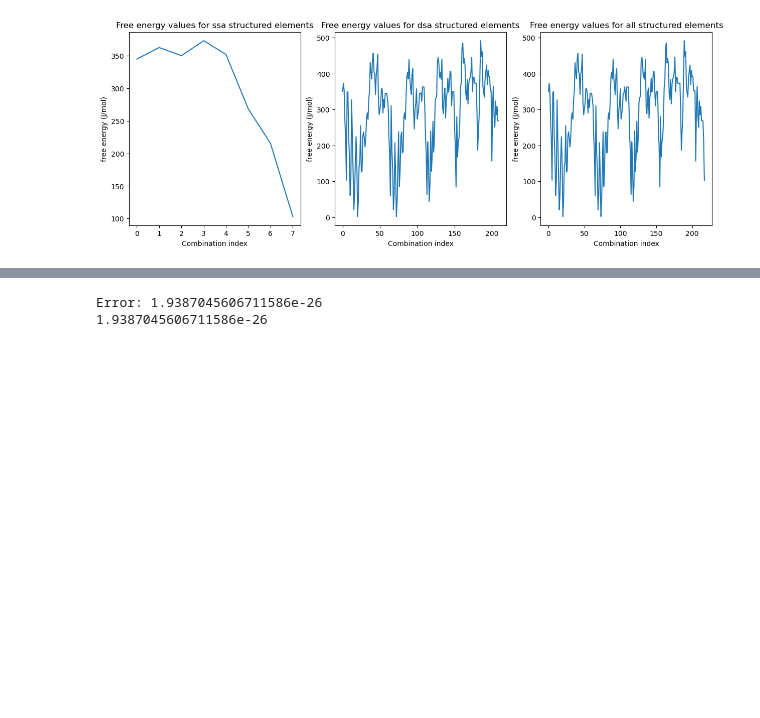
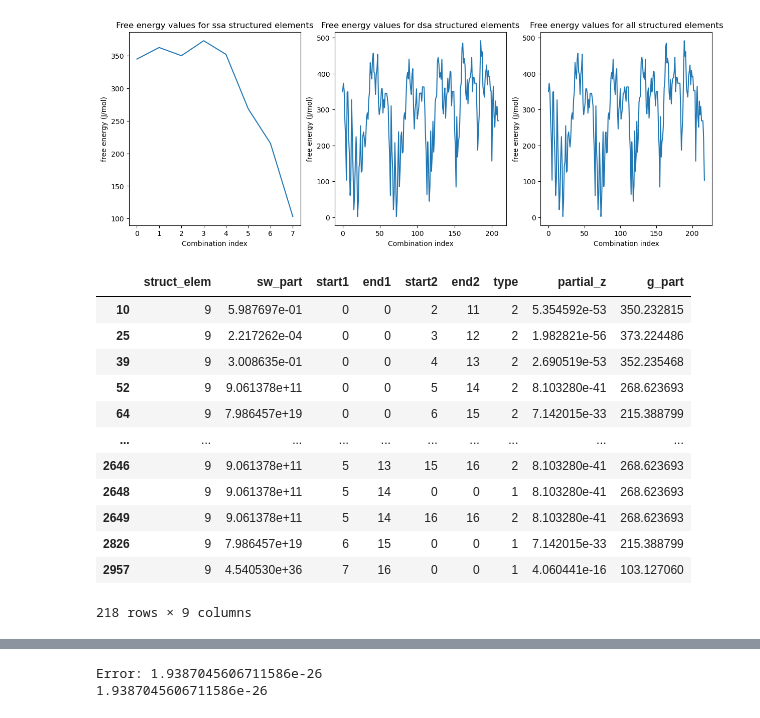
Before and after one commit to aadit-mahajan/binary-interfaces, a Jupyter notebook: workflow/FE.ipynb, the cells around one changed output, grey strips where cells are left out. Drawn from its saved outputs; the diff is of its cells as text; code cells hidden in the pictures; blank space fills up the shorter version.

```diff
--- a/workflow/FE.ipynb
+++ b/workflow/FE.ipynb
@@ -420,3 +420,19 @@ plt.xlabel('Combination index')
 plt.show()
 # %% [output]
 [figure]
+# %%
+display(min_g_vals_groups)
+# %% [output]
+|  | struct_elem | sw_part | start1 | end1 | start2 | end2 | type | partial_z | g_part |
+| 10 | 9 | 5.987697e-01 | 0 | 0 | 2 | 11 | 2 | 5.354592e-53 | 350.232815 |
+| 25 | 9 | 2.217262e-04 | 0 | 0 | 3 | 12 | 2 | 1.982821e-56 | 373.224486 |
+| 39 | 9 | 3.008635e-01 | 0 | 0 | 4 | 13 | 2 | 2.690519e-53 | 352.235468 |
+| 52 | 9 | 9.061378e+11 | 0 | 0 | 5 | 14 | 2 | 8.103280e-41 | 268.623693 |
+| 64 | 9 | 7.986457e+19 | 0 | 0 | 6 | 15 | 2 | 7.142015e-33 | 215.388799 |
+| ... | ... | ... | ... | ... | ... | ... | ... | ... | ... |
+| 2646 | 9 | 9.061378e+11 | 5 | 13 | 15 | 16 | 2 | 8.103280e-41 | 268.623693 |
+| 2648 | 9 | 9.061378e+11 | 5 | 14 | 0 | 0 | 1 | 8.103280e-41 | 268.623693 |
+| 2649 | 9 | 9.061378e+11 | 5 | 14 | 16 | 16 | 2 | 8.103280e-41 | 268.623693 |
+| 2826 | 9 | 7.986457e+19 | 6 | 15 | 0 | 0 | 1 | 7.142015e-33 | 215.388799 |
+| 2957 | 9 | 4.540530e+36 | 7 | 16 | 0 | 0 | 1 | 4.060441e-16 | 103.127060 |
+218 rows × 9 columns
```
Also changed, not shown: parts of 2 cells of this notebook, 1 other file.
